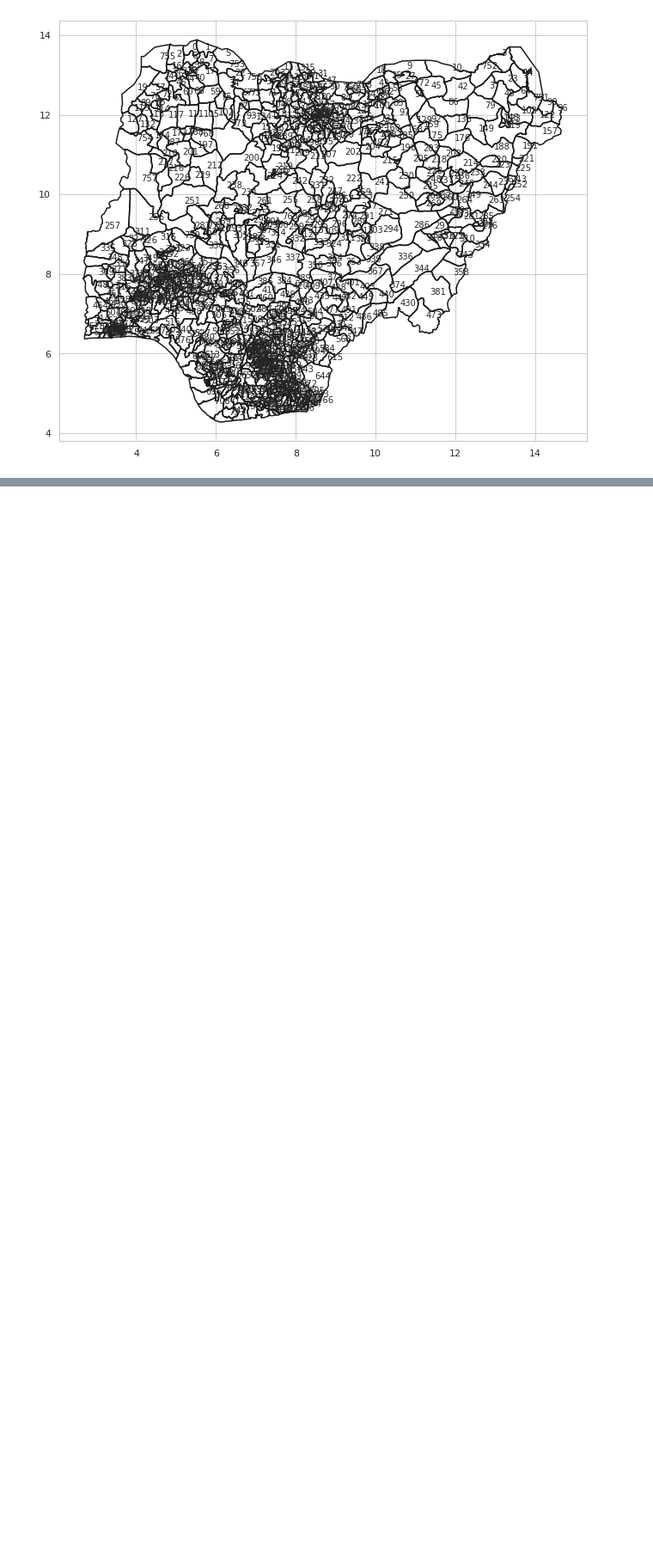
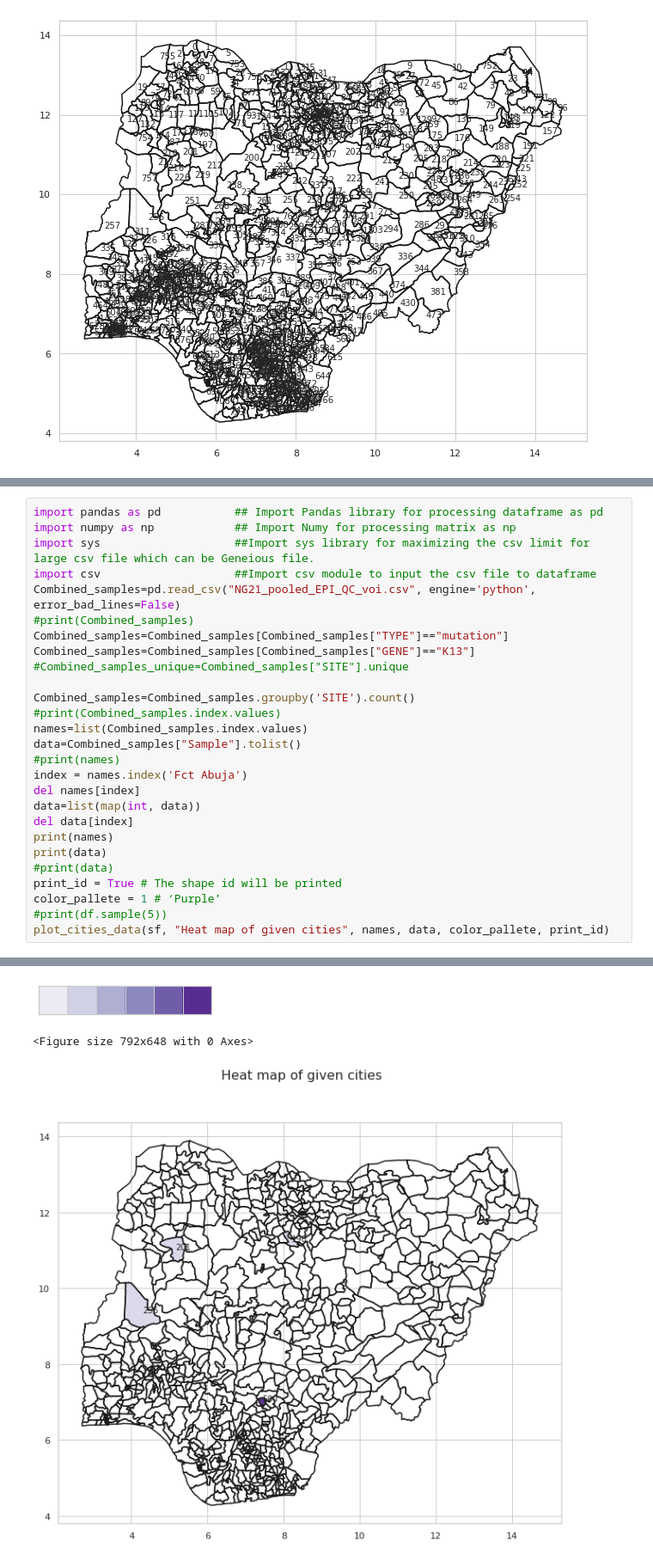
Before and after one commit to ohjeyy93/Nigeria_analysis, a Jupyter notebook: Nigeria_Map.ipynb, the cells around one changed output, grey strips where cells are left out. Shown at 86% size. Saved outputs shown, nothing was run; the diff lists cells and outputs as text; blank space fills up the shorter version.

```diff
--- a/Nigeria_Map.ipynb
+++ b/Nigeria_Map.ipynb
@@ -225,0 +212,28 @@ plot_cities_data(sf, "Heat map of given cities", names, data, color_pallete, pri
+# %%
+import pandas as pd           ## Import Pandas library for processing dataframe as pd
+import numpy as np            ## Import Numy for processing matrix as np
+import sys                    ##Import sys library for maximizing the csv limit for large csv file which can be Geneious file.
+import csv                    ##Import csv module to input the csv file to dataframe
+Combined_samples=pd.read_csv("NG21_pooled_EPI_QC_voi.csv", engine='python', error_bad_lines=False)
+#print(Combined_samples)
+Combined_samples=Combined_samples[Combined_samples["TYPE"]=="mutation"]
+Combined_samples=Combined_samples[Combined_samples["GENE"]=="K13"]
+#Combined_samples_unique=Combined_samples["SITE"].unique
+
+Combined_samples=Combined_samples.groupby('SITE').count()
+#print(Combined_samples.index.values)
+names=list(Combined_samples.index.values)
+data=Combined_samples["Sample"].tolist()
+#print(names)
+index = names.index('Fct Abuja')
+del names[index]
+data=list(map(int, data))
+del data[index]
+print(names)
+print(data)
+#print(data)
+print_id = True # The shape id will be printed
+color_pallete = 1 # ‘Purple’
+#print(df.sample(5))
+plot_cities_data(sf, "Heat map of given cities", names, data, color_pallete, print_id)
+# %% [output]
@@ -225,0 +258,3 @@ plot_cities_data(sf, "Heat map of given cities", names, data, color_pallete, pri
+[figure, added]
+<Figure size 792x648 with 0 Axes>
+[figure, added]
```
Also changed, not shown: parts of 4 cells of this notebook.
